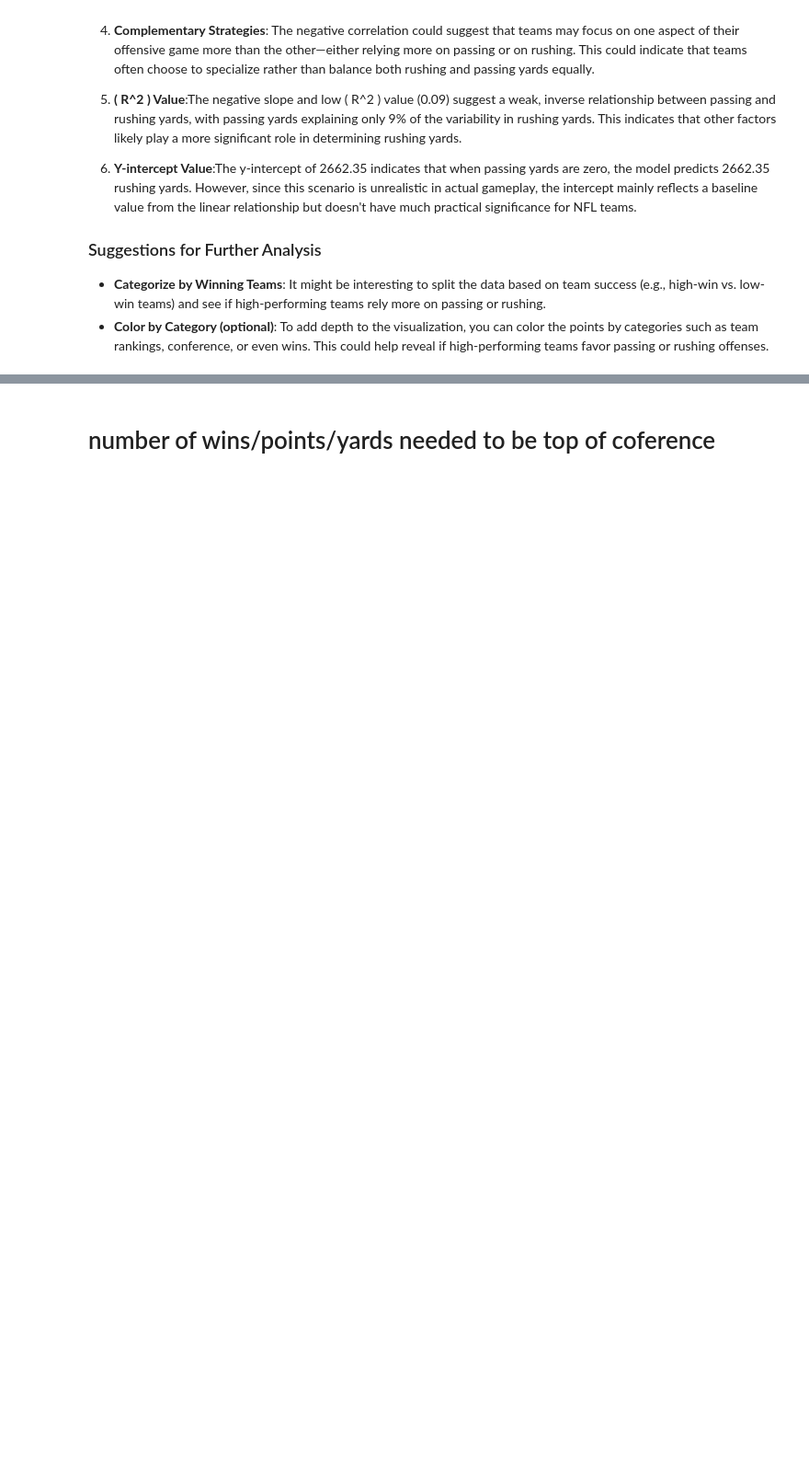
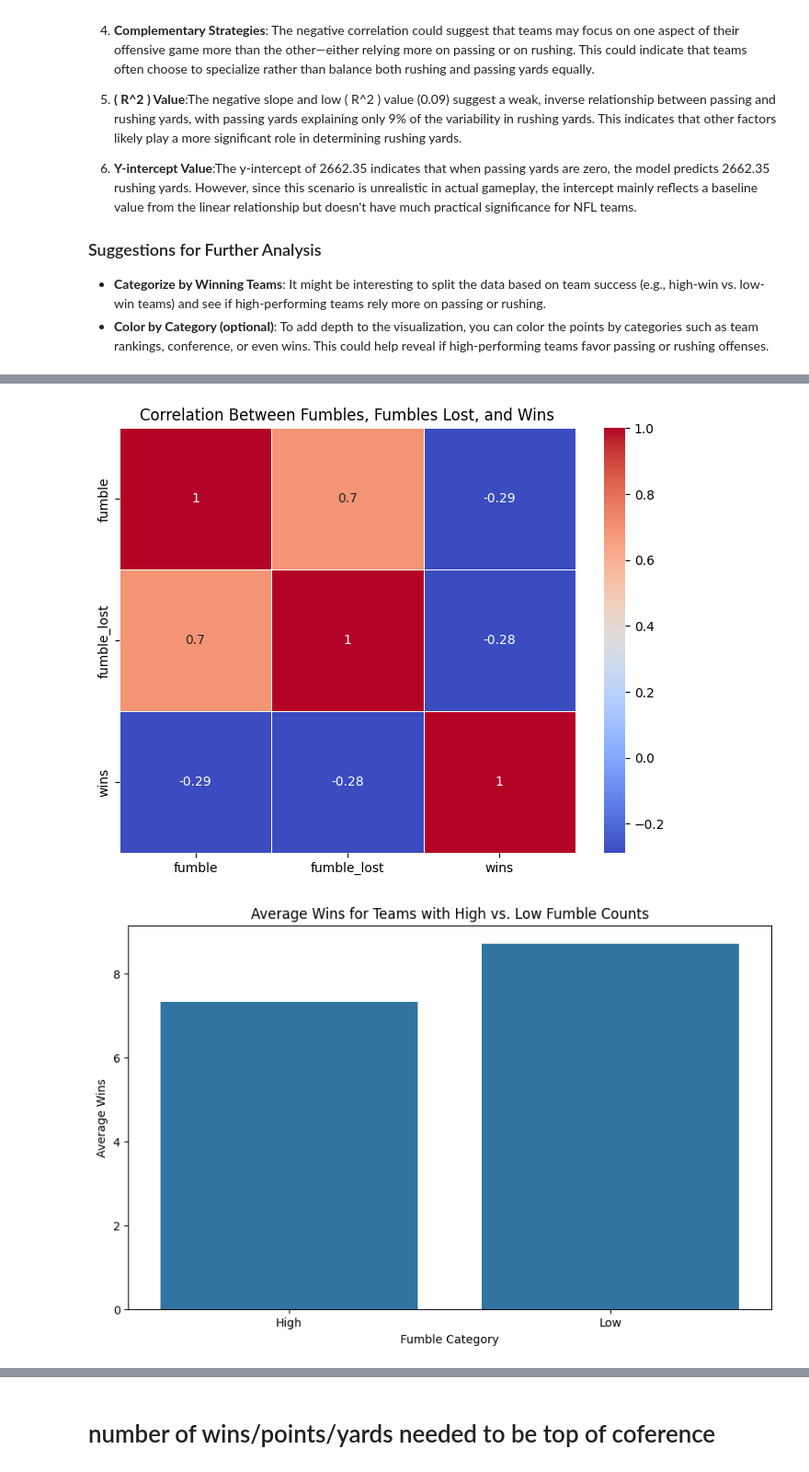
Before and after one commit to kai-ion/Data-602, a Jupyter notebook: Final Project/final_project.ipynb, the cells around one changed output, grey strips where cells are left out. Shown at 92% size. Saved outputs shown, nothing was run; the diff lists cells and outputs as text; code cells hidden in the pictures; blank space fills up the shorter version.

Commit message:
update fumbles and fumble lost

```diff
--- a/Final Project/final_project.ipynb
+++ b/Final Project/final_project.ipynb
@@ -1017,0 +1098,53 @@ From the scatter plot, showing the relationship between passing yards and rushin
+# %%
+# Select relevant columns for visualization
+columns_of_interest = ['fumble', 'fumble_lost', 'wins']
+df_selected = df[columns_of_interest]
+
+# Create correlation heatmap
+plt.figure(figsize=(8,6))
+correlation_matrix = df_selected.corr()
+sns.heatmap(correlation_matrix, annot=True, cmap="coolwarm", linewidths=0.5)
+
+plt.title("Correlation Between Fumbles, Fumbles Lost, and Wins")
+plt.show()
+
+
+df_selected = df[columns_of_interest].copy()  # Create a true copy of the DataFrame
+
+# Create thresholds for fumble and fumble_lost
+threshold_fumble = df['fumble'].median()
+threshold_fumble_lost = df['fumble_lost'].median()
+
+# Use .loc to avoid SettingWithCopyWarning
+df_selected.loc[:, 'fumble_category'] = df_selected['fumble'].apply(lambda x: 'High' if x > threshold_fumble else 'Low')
+df_selected.loc[:, 'fumble_lost_category'] = df_selected['fumble_lost'].apply(lambda x: 'High' if x > threshold_fumble_lost else 'Low')
+
+# Bar Plot for average wins based on fumble category
+plt.figure(figsize=(10, 6))
+avg_wins_by_fumble = df_selected.groupby('fumble_category')['wins'].mean().reset_index()
+sns.barplot(x='fumble_category', y='wins', data=avg_wins_by_fumble)  # Removed palette parameter
+plt.title('Average Wins for Teams with High vs. Low Fumble Counts')
+plt.ylabel('Average Wins')
+plt.xlabel('Fumble Category')
+plt.show()
+
+# Scatter Plot with trend line
+plt.figure(figsize=(10, 6))
+sns.scatterplot(x='fumble', y='wins', data=df_selected, color='blue')
+sns.regplot(x='fumble', y='wins', data=df_selected, scatter=False, color='red')
+plt.title('Impact of Fumbles on Wins')
+plt.xlabel('Number of Fumbles')
+plt.ylabel('Number of Wins')
+plt.show()
+
+# Optional: Scatter Plot for Fumbles Lost
+plt.figure(figsize=(10, 6))
+sns.scatterplot(x='fumble_lost', y='wins', data=df_selected, color='green')
+sns.regplot(x='fumble_lost', y='wins', data=df_selected, scatter=False, color='orange')
+plt.title('Impact of Fumbles Lost on Wins')
+plt.xlabel('Number of Fumbles Lost')
+plt.ylabel('Number of Wins')
+plt.show()
+# %% [output]
+[figure, added]
+[figure, added]
```
Also changed, not shown: parts of 9 cells of this notebook.
